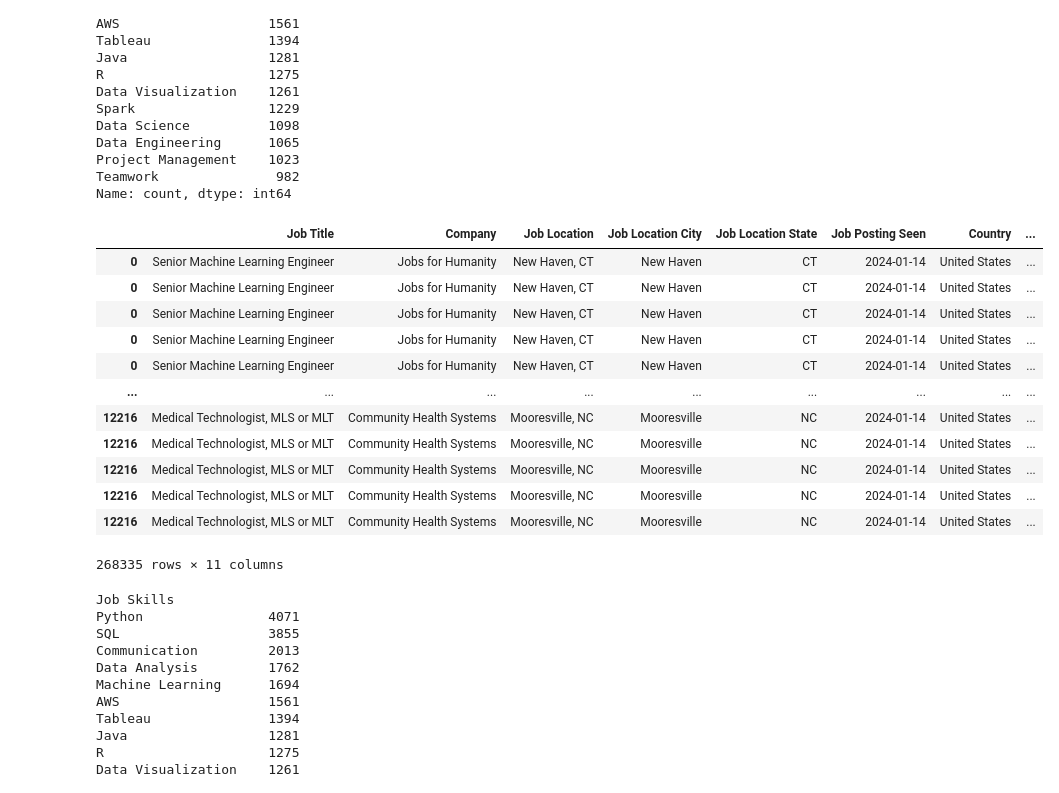
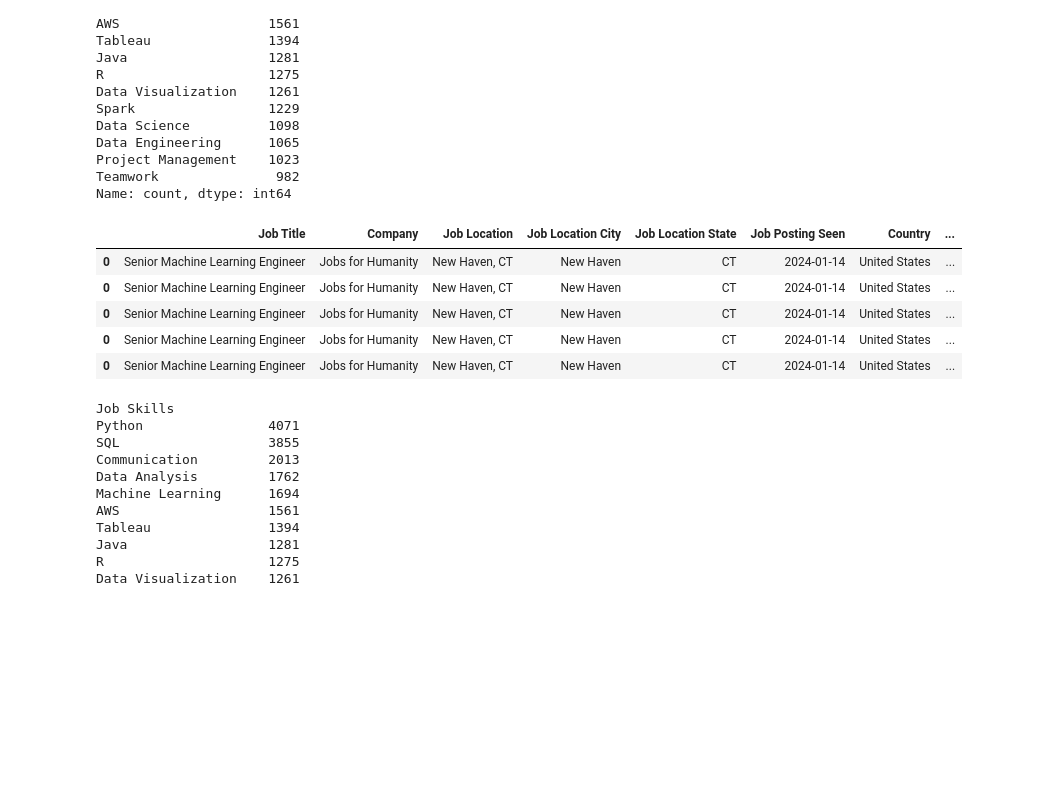
Before and after one commit to aferrodelgado/project-3, a Jupyter notebook: Data Science Job Postings & Skills 2024 Analysis.ipynb, the cells around one changed output. Saved outputs shown, nothing was run; the diff lists cells and outputs as text; code cells hidden in the pictures; blank space fills up the shorter version.

```diff
--- a/Data Science Job Postings & Skills 2024 Analysis.ipynb
+++ b/Data Science Job Postings & Skills 2024 Analysis.ipynb
@@ -190,21 +190,14 @@ Project Management    1023
 Teamwork               982
 Name: count, dtype: int64
 # %%
-skills_df
+skills_df.head()
 # %% [output]
 |  | Job Title | Company | Job Location | Job Location City | Job Location State | Job Posting Seen | Country | ... |
 | 0 | Senior Machine Learning Engineer | Jobs for Humanity | New Haven, CT | New Haven | CT | 2024-01-14 | United States | ... |
 | 0 | Senior Machine Learning Engineer | Jobs for Humanity | New Haven, CT | New Haven | CT | 2024-01-14 | United States | ... |
 | 0 | Senior Machine Learning Engineer | Jobs for Humanity | New Haven, CT | New Haven | CT | 2024-01-14 | United States | ... |
 | 0 | Senior Machine Learning Engineer | Jobs for Humanity | New Haven, CT | New Haven | CT | 2024-01-14 | United States | ... |
 | 0 | Senior Machine Learning Engineer | Jobs for Humanity | New Haven, CT | New Haven | CT | 2024-01-14 | United States | ... |
-| ... | ... | ... | ... | ... | ... | ... | ... | ... |
-| 12216 | Medical Technologist, MLS or MLT | Community Health Systems | Mooresville, NC | Mooresville | NC | 2024-01-14 | United States | ... |
-| 12216 | Medical Technologist, MLS or MLT | Community Health Systems | Mooresville, NC | Mooresville | NC | 2024-01-14 | United States | ... |
-| 12216 | Medical Technologist, MLS or MLT | Community Health Systems | Mooresville, NC | Mooresville | NC | 2024-01-14 | United States | ... |
-| 12216 | Medical Technologist, MLS or MLT | Community Health Systems | Mooresville, NC | Mooresville | NC | 2024-01-14 | United States | ... |
-| 12216 | Medical Technologist, MLS or MLT | Community Health Systems | Mooresville, NC | Mooresville | NC | 2024-01-14 | United States | ... |
-268335 rows × 11 columns
 # %%
 #Export data to csv
 skills_df.to_csv('us_job_skills.csv', index=False)
```
Also changed, not shown: parts of 4 cells of this notebook, 1 other file.
